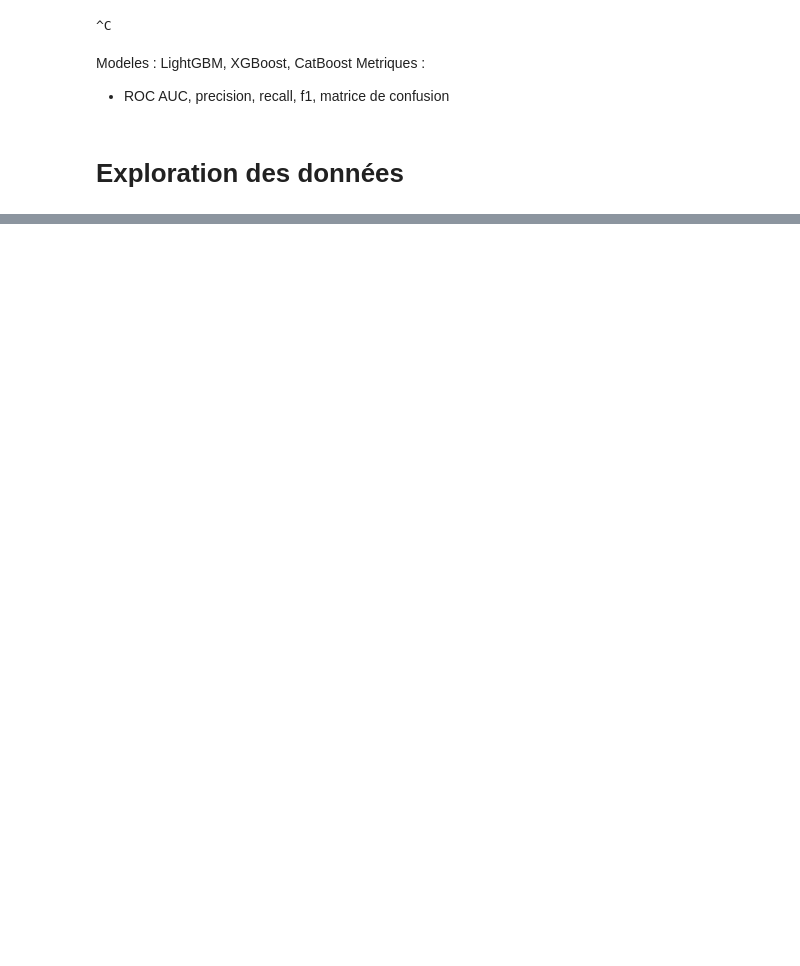
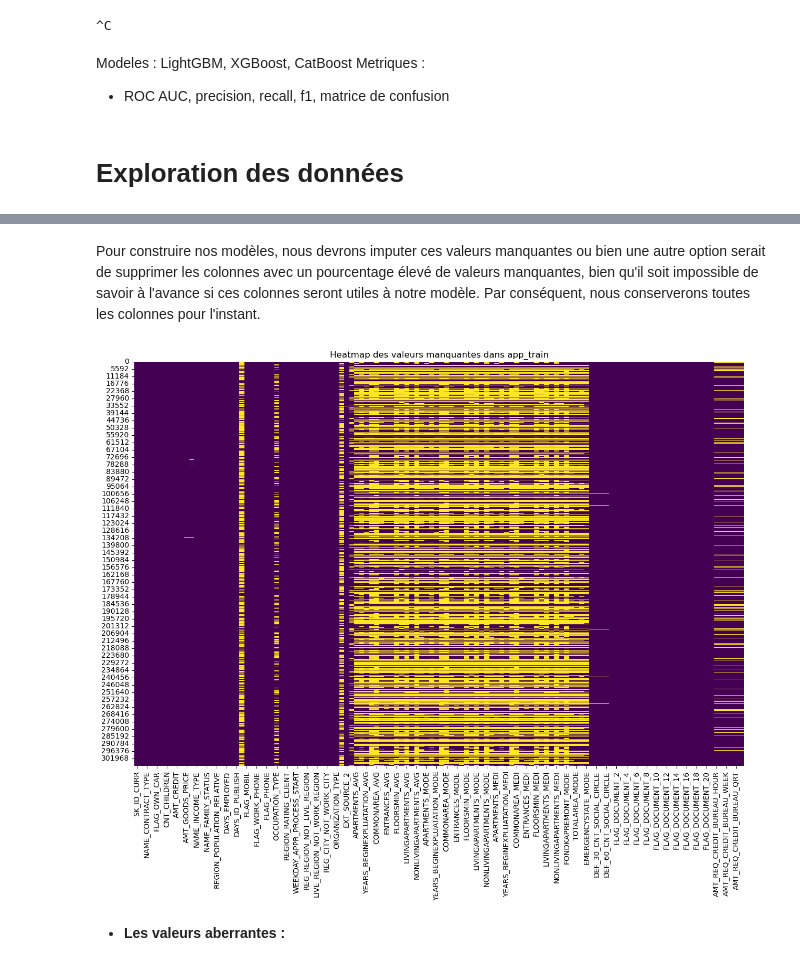
Before and after one commit to Medjatt/Credit_default_risk, a Jupyter notebook: scoring_model.ipynb, the cells around one changed output, grey strips where cells are left out. Drawn from its saved outputs; the diff is of its cells as text; code cells hidden in the pictures; blank space fills up the shorter version.

```diff
--- a/scoring_model.ipynb
+++ b/scoring_model.ipynb
@@ -80,0 +242,14 @@ Metriques :
+# %% [markdown]
+Pour construire nos modèles, nous devrons imputer ces valeurs manquantes ou bien une autre option serait de supprimer les colonnes avec un pourcentage élevé de valeurs manquantes, bien qu'il soit impossible de savoir à l'avance si ces colonnes seront utiles à notre modèle. Par conséquent, nous conserverons toutes les colonnes pour l'instant.
+# %%
+# Create a heatmap of missing values
+plt.figure(figsize=(15, 10))
+sns.heatmap(app_train.isnull(), cbar=False, cmap='viridis')
+
+# Add additional information
+plt.title('Heatmap des valeurs manquantes dans app_train')
+plt.show()
+# %% [output]
+[figure, added]
+# %% [markdown]
+* **Les valeurs aberrantes :**
```
Also changed, not shown: parts of 90 cells of this notebook.
